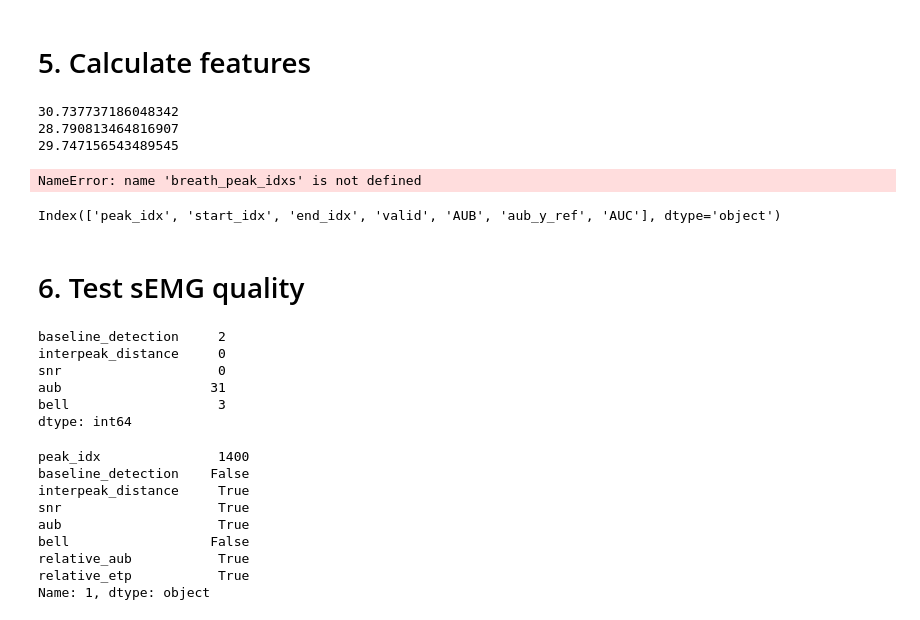
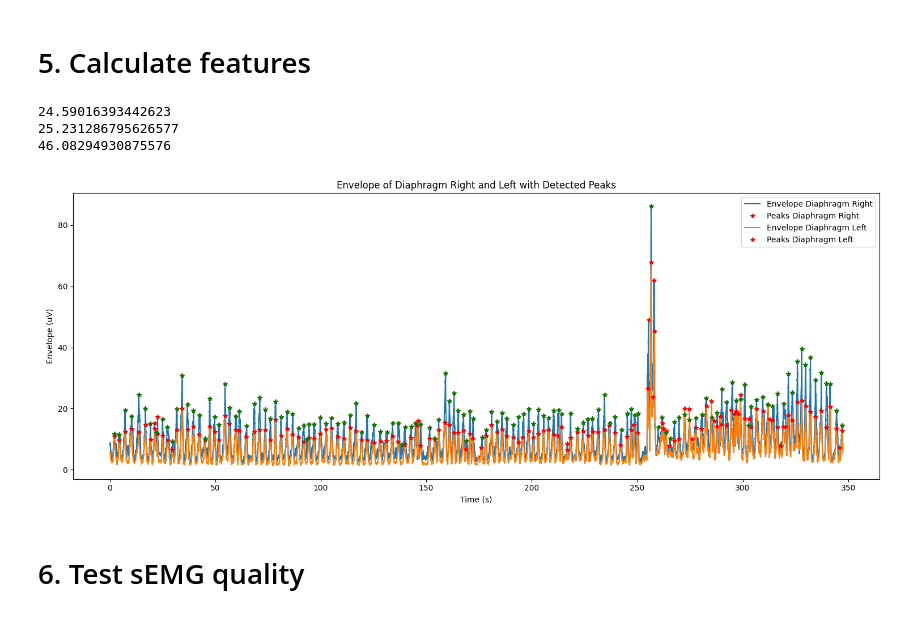
Before and after one commit to rspwarnaarUT/ReSurfEMG, a Jupyter notebook: notebooks/researcher_interface/Wytze_emg_pipeline.ipynb, the cells around one changed output. Saved outputs shown, nothing was run; the diff lists cells and outputs as text; code cells hidden in the pictures.

```diff
--- a/notebooks/researcher_interface/Wytze_emg_pipeline.ipynb
+++ b/notebooks/researcher_interface/Wytze_emg_pipeline.ipynb
@@ -212,22 +381,22 @@ plt.show()
 # %%
 # Respiratory rate
 
-emg_di_idxs = emg_di_r.peaks['breaths'].peak_df['peak_idx'].to_numpy()
-rr_di_r, _ = feat.respiratory_rate(emg_di_idxs, fs_emg)
+emg_di_idxs_r = emg_di_r.peaks['breaths'].peak_df['peak_idx'].to_numpy()
+rr_di_r, _ = feat.respiratory_rate(emg_di_idxs_r, fs_emg)
 
-emg_di_idxs = emg_di_l.peaks['breaths'].peak_df['peak_idx'].to_numpy()
-rr_di_l, _ = feat.respiratory_rate(emg_di_idxs, fs_emg)
+emg_di_idxs_l = emg_di_l.peaks['breaths'].peak_df['peak_idx'].to_numpy()
+rr_di_l, _ = feat.respiratory_rate(emg_di_idxs_l, fs_emg)
 
-emg_di_idxs = intercost.peaks['breaths'].peak_df['peak_idx'].to_numpy()
-rr_intercost, _ = feat.respiratory_rate(emg_di_idxs, fs_emg)
+emg_di_idxs_int = intercost.peaks['breaths'].peak_df['peak_idx'].to_numpy()
+rr_intercost, _ = feat.respiratory_rate(emg_di_idxs_int, fs_emg)
 
 print(rr_di_r)
 print(rr_di_l)
 print(rr_intercost)
 # %% [output]
-30.737737186048342
-28.790813464816907
-29.747156543489545
+24.59016393442623
+25.231286795626577
+46.08294930875576
 # %%
 # Get the indices of all detected breaths
 breath_peak_idxs_di_r = emg_di_r.peaks['breaths'].peak_df['peak_idx'].to_numpy()
@@ -237,11 +406,32 @@ breath_peak_idxs_intercost = intercost.peaks['breaths'].peak_df['peak_idx'].to_n
 # Calculate the amplitude of all detected breaths
 sEAdi_amplitudes_dia_r = feat.amplitude(
     signal=emg_di_r.y_env,
-    peak_idxs=breath_peak_idxs,
+    peak_idxs=breath_peak_idxs_di_r,
     baseline=emg_di_r.y_baseline,
 )
-# %% [output]
-NameError: name 'breath_peak_idxs' is not defined
+# %%
+plt.figure(figsize=(15, 6))
+
+# Plot envelope for right diaphragm
+plt.plot(emg_di_r.t_data, emg_di_r.y_env, label='Envelope Diaphragm Right', color='tab:blue')
+plt.plot(emg_di_r.t_data[emg_di_idxs_r], emg_di_r.y_env[emg_di_idxs_r], 'r*', label='Peaks Diaphragm Right')
+
+# Plot envelope for left diaphragm
+plt.plot(emg_di_l.t_data, emg_di_l.y_env, label='Envelope Diaphragm Left', color='tab:orange')
+plt.plot(emg_di_l.t_data[emg_di_idxs_l], emg_di_l.y_env[emg_di_idxs_l], 'r*', label='Peaks Diaphragm Left')
+
+plt.xlabel('Time (s)')
+plt.ylabel('Envelope (uV)')
+plt.title('Envelope of Diaphragm Right and Left with Detected Peaks')
+plt.legend()
+plt.tight_layout()
+# Overlay green asterisks for valid peaks (right diaphragm)
+valid_peaks_r = emg_di_r.peaks['breaths'].peak_df[emg_di_r.peaks['breaths'].peak_df['valid'] == True]['peak_idx'].to_numpy()
+plt.plot(emg_di_r.t_data[valid_peaks_r], emg_di_r.y_env[valid_peaks_r], 'g*', label='Valid Peaks Diaphragm Right')
+
+plt.show()
+# %% [output]
+[figure, added]
 # %%
 # Calculate the area under the curve (AUC) for all detected breaths
 emg_di_r.calculate_time_products(
@@ -252,7 +446,3 @@ sEAdi_auc_di_r = emg_di_r.peaks['breaths'].peak_df['AUC'].to_numpy()
-# %%
-print(emg_di_r.peaks['breaths'].peak_df.columns)
-# %% [output]
-Index(['peak_idx', 'start_idx', 'end_idx', 'valid', 'AUB', 'aub_y_ref', 'AUC'], dtype='object')
 # %% [markdown]
 # 6. Test sEMG quality
 # %%
@@ -265,28 +458,0 @@ emg_di_r.test_emg_quality(
-# %%
-quality_outcomes_df = emg_di_r.peaks['breaths'].quality_outcomes_df
-
-# Count the number of False values in each specified column
-columns_to_check = ['baseline_detection', 'interpeak_distance', 'snr', 'aub', 'bell']
-false_counts = quality_outcomes_df[columns_to_check].apply(lambda col: (col == False).sum())
-
-# Print the results
-print(false_counts)
-# %% [output]
-baseline_detection     2
-interpeak_distance     0
-snr                    0
-aub                   31
-bell                   3
-dtype: int64
-# %%
-print(emg_di_r.peaks['breaths'].quality_outcomes_df.iloc[1])
-# %% [output]
-peak_idx               1400
-baseline_detection    False
-interpeak_distance     True
-snr                    True
-aub                    True
-bell                  False
-relative_aub           True
-relative_etp           True
-Name: 1, dtype: object
```
Also changed, not shown: parts of 31 cells of this notebook.
